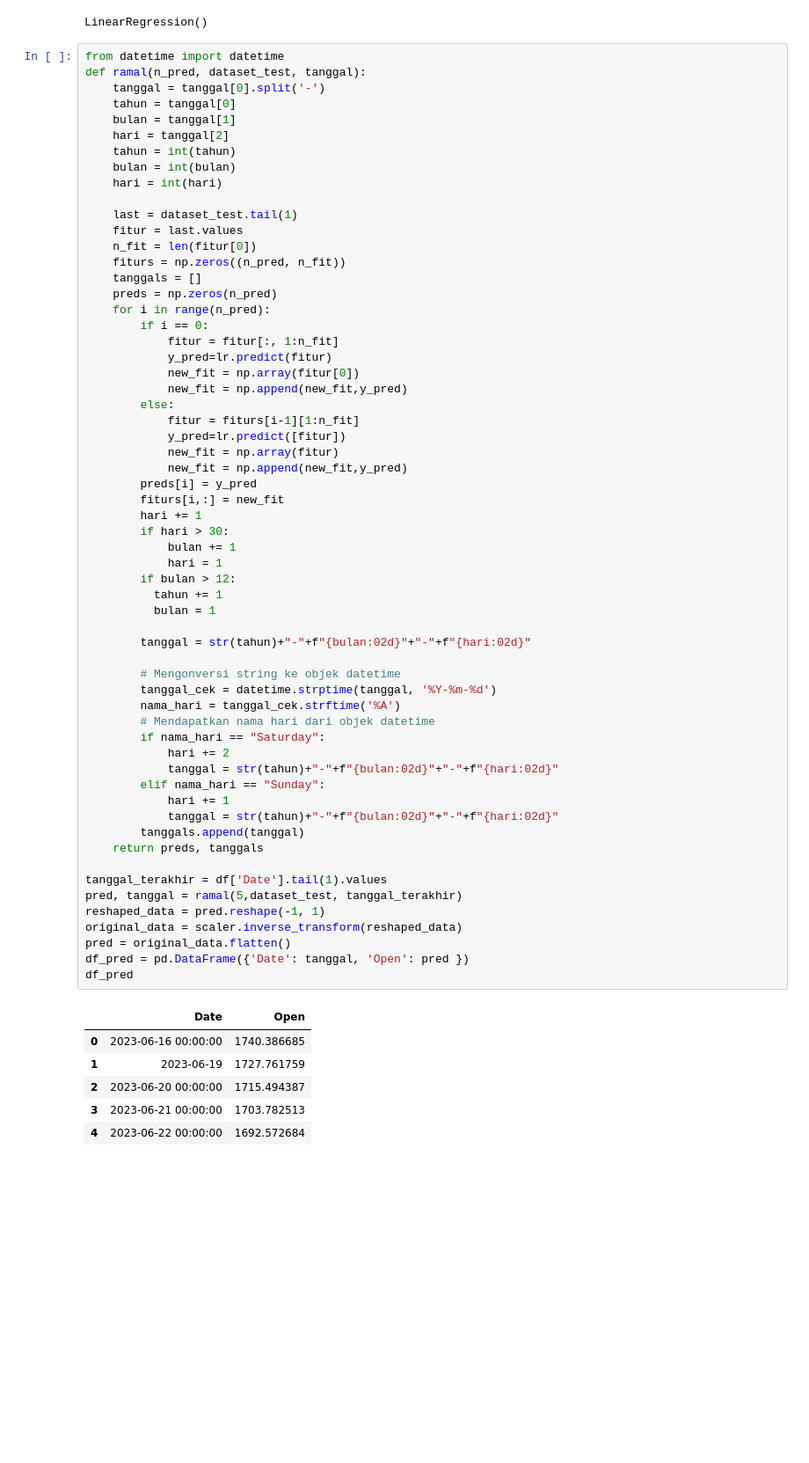
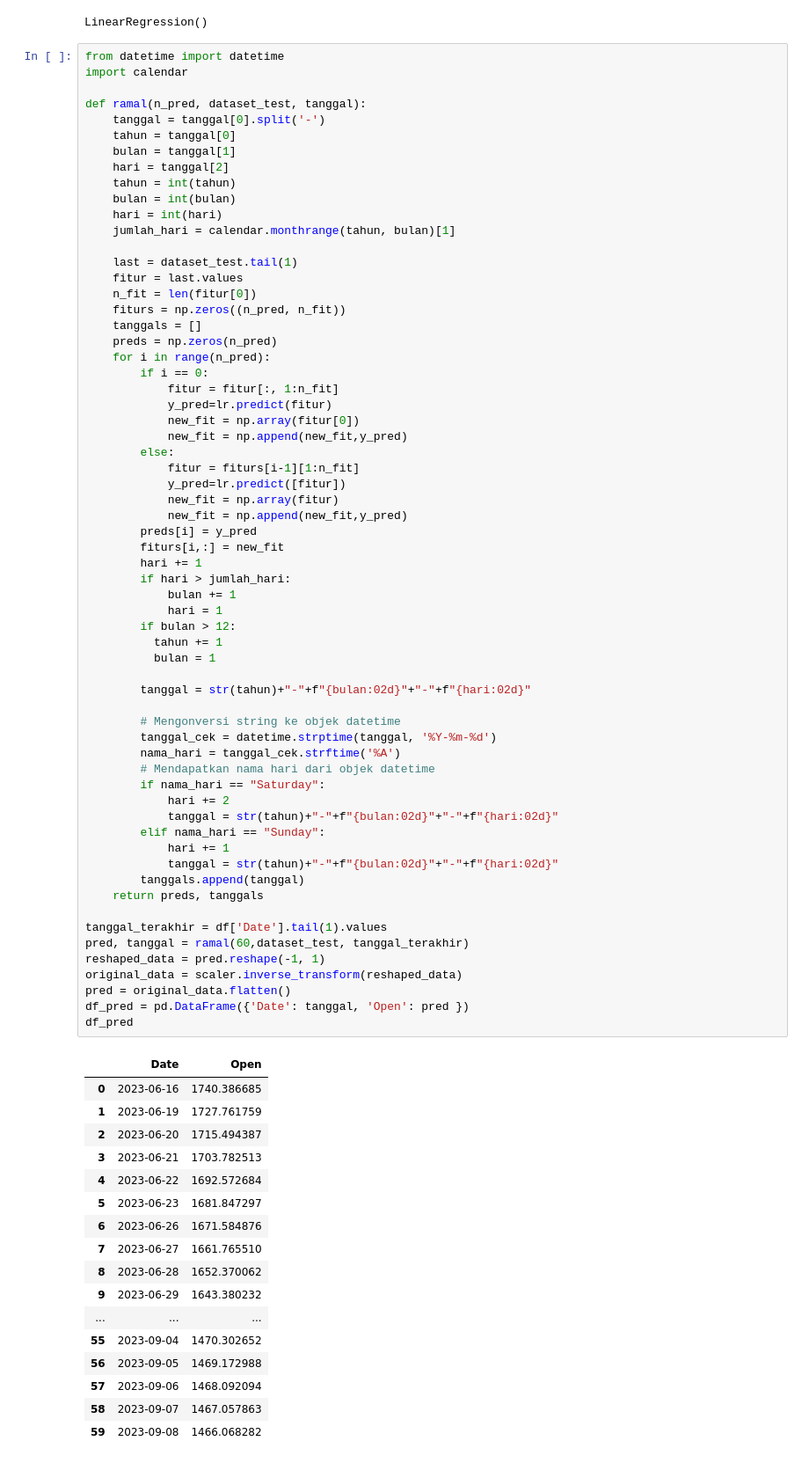
Before and after one commit to Yayanmnh/kuispro, a Jupyter notebook: projek.ipynb, the cells around one changed output. Shown at 88% size. Drawn from its saved outputs; the diff is of its cells as text; blank space fills up the shorter version.

```diff
--- a/projek.ipynb
+++ b/projek.ipynb
@@ -168,6 +168,8 @@ MLP =  0.3172391787097479
 LinearRegression()
 # %%
 from datetime import datetime
+import calendar
+
 def ramal(n_pred, dataset_test, tanggal):
     tanggal = tanggal[0].split('-')
     tahun = tanggal[0]
@@ -176,6 +178,7 @@ def ramal(n_pred, dataset_test, tanggal):
     tahun = int(tahun)
     bulan = int(bulan)
     hari = int(hari)
+    jumlah_hari = calendar.monthrange(tahun, bulan)[1]
 
     last = dataset_test.tail(1)
     fitur = last.values
@@ -197,39 +200,50 @@ def ramal(n_pred, dataset_test, tanggal):
         preds[i] = y_pred
         fiturs[i,:] = new_fit
         hari += 1
-        if hari > 30:
+        if hari > jumlah_hari:
             bulan += 1
             hari = 1
         if bulan > 12:
           tahun += 1
           bulan = 1
 
         tanggal = str(tahun)+"-"+f"{bulan:02d}"+"-"+f"{hari:02d}"
 
         # Mengonversi string ke objek datetime
         tanggal_cek = datetime.strptime(tanggal, '%Y-%m-%d')
         nama_hari = tanggal_cek.strftime('%A')
         # Mendapatkan nama hari dari objek datetime
         if nama_hari == "Saturday":
             hari += 2
             tanggal = str(tahun)+"-"+f"{bulan:02d}"+"-"+f"{hari:02d}"
         elif nama_hari == "Sunday":
             hari += 1
             tanggal = str(tahun)+"-"+f"{bulan:02d}"+"-"+f"{hari:02d}"
         tanggals.append(tanggal)
     return preds, tanggals
 
 tanggal_terakhir = df['Date'].tail(1).values
-pred, tanggal = ramal(5,dataset_test, tanggal_terakhir)
+pred, tanggal = ramal(60,dataset_test, tanggal_terakhir)
 reshaped_data = pred.reshape(-1, 1)
 original_data = scaler.inverse_transform(reshaped_data)
 pred = original_data.flatten()
 df_pred = pd.DataFrame({'Date': tanggal, 'Open': pred })
 df_pred
 # %% [output]
 |  | Date | Open |
-| 0 | 2023-06-16 00:00:00 | 1740.386685 |
+| 0 | 2023-06-16 | 1740.386685 |
 | 1 | 2023-06-19 | 1727.761759 |
-| 2 | 2023-06-20 00:00:00 | 1715.494387 |
-| 3 | 2023-06-21 00:00:00 | 1703.782513 |
-| 4 | 2023-06-22 00:00:00 | 1692.572684 |
+| 2 | 2023-06-20 | 1715.494387 |
+| 3 | 2023-06-21 | 1703.782513 |
+| 4 | 2023-06-22 | 1692.572684 |
+| 5 | 2023-06-23 | 1681.847297 |
+| 6 | 2023-06-26 | 1671.584876 |
+| 7 | 2023-06-27 | 1661.765510 |
+| 8 | 2023-06-28 | 1652.370062 |
+| 9 | 2023-06-29 | 1643.380232 |
+| ... | ... | ... |
+| 55 | 2023-09-04 | 1470.302652 |
+| 56 | 2023-09-05 | 1469.172988 |
+| 57 | 2023-09-06 | 1468.092094 |
+| 58 | 2023-09-07 | 1467.057863 |
+| 59 | 2023-09-08 | 1466.068282 |
```
